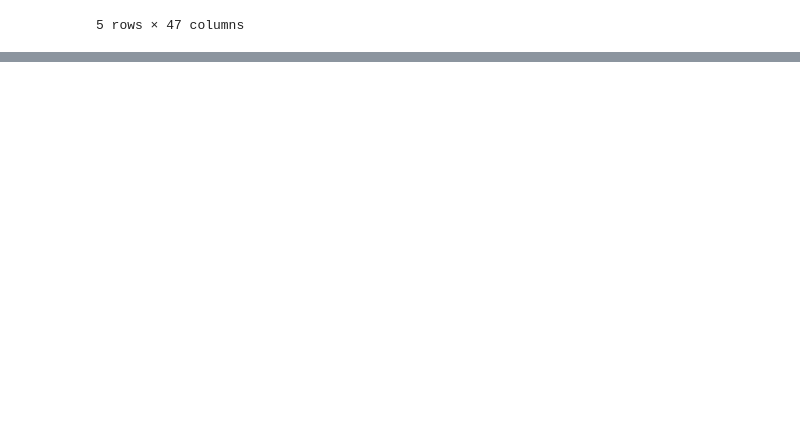
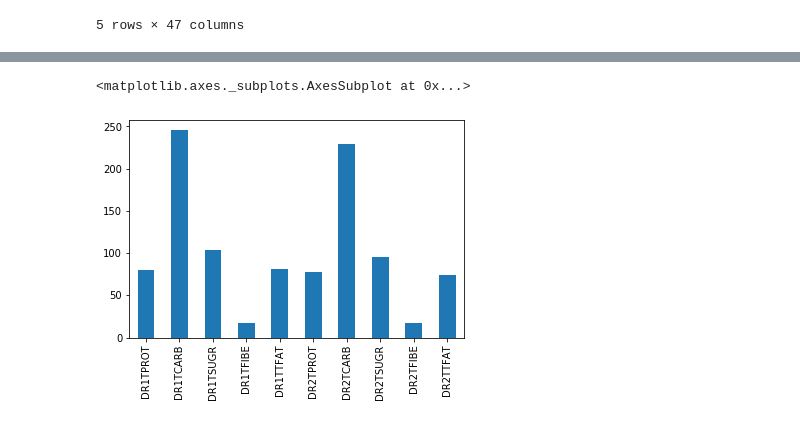
Before and after one commit to Martino93/project-2, a Jupyter notebook: data_cleaning.ipynb, the cells around one changed output, grey strips where cells are left out. Saved outputs shown, nothing was run; the diff lists cells and outputs as text; code cells hidden in the pictures; blank space fills up the shorter version.

```diff
--- a/data_cleaning.ipynb
+++ b/data_cleaning.ipynb
@@ -20,0 +14,11 @@ hdl_file = pd.DataFrame(hdl_file)
+# %%
+#importing files
+
+bp_file = pd.read_csv("resources/2015-2016/blood_pressure.csv")
+body_measures_file = pd.read_csv("resources/2015-2016/body_measures.csv")
+demo_file = pd.read_csv("resources/2015-2016/demographics.csv")
+hdl_file = pd.read_csv("resources/2015-2016/lab_data/hdl_cholesterol.csv")
+total_nutrient_intake_1_file = pd.read_csv("resources/2015-2016/total_nutrient_intake_day_1.csv")
+total_nutrient_intake_2_file = pd.read_csv("resources/2015-2016/total_nutrient_intake_day_2.csv")
+mental_health_file = pd.read_csv("resources/2015-2016/mental_health.csv")
+income_file = pd.read_csv("resources/2015-2016/income.csv")
@@ -20,0 +27,11 @@ hdl_file = pd.DataFrame(hdl_file)
+# %%
+#creating dataframes
+
+bp_df = pd.DataFrame(bp_file)
+body_measures_df = pd.DataFrame(body_measures_file)
+demo_df = pd.DataFrame(demo_file)
+hdl_df = pd.DataFrame(hdl_file)
+nutrient_intake_1_df = pd.DataFrame(total_nutrient_intake_1_file)
+nutrient_intake_2_df = pd.DataFrame(total_nutrient_intake_2_file)
+mental_health_df = pd.DataFrame(mental_health_file)
+income_df = pd.DataFrame(income_file)
@@ -30,0 +72,5 @@ demo_df.head()
+# %%
+nutrient_concat = nutrient_intake_1_df.merge(nutrient_intake_2_df, on='SEQN', how='inner')
+demo_nutrition_df = nutrient_concat.merge(demo_df, on='SEQN', how='inner')
+demo_nutrition_df = demo_nutrition_df[demo_nutrition_df['RIDAGEYR']>17][['SEQN', 'DMDEDUC2','DR1TKCAL','DR1TPROT','DR1TCARB','DR1TSUGR','DR1TFIBE','DR1TTFAT',\
+                                                                         'DR2TKCAL','DR2TPROT','DR2TCARB','DR2TSUGR','DR2TFIBE','DR2TTFAT']].dropna()
@@ -30,0 +79,3 @@ demo_df.head()
+# %%
+demo_nutrition_df = demo_nutrition_df.dropna()
+means = demo_nutrition_df.drop(columns=['SEQN','DMDEDUC2','DR1TKCAL','DR2TKCAL']).mean()
@@ -30,0 +85,5 @@ demo_df.head()
+# %%
+means.plot.bar()
+# %% [output]
+<matplotlib.axes._subplots.AxesSubplot at 0x...>
+[figure, added]
```
Also changed, not shown: parts of 14 cells of this notebook, 15 other files.
